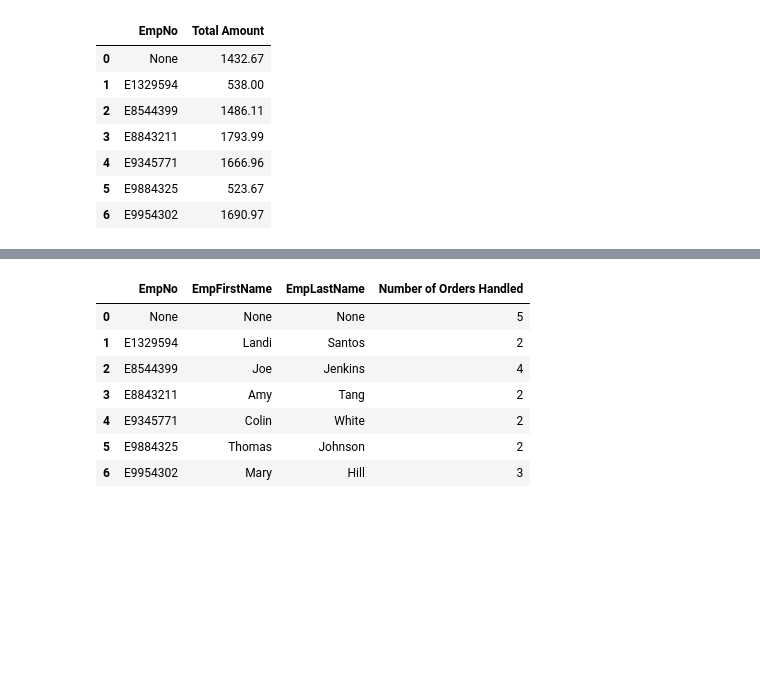
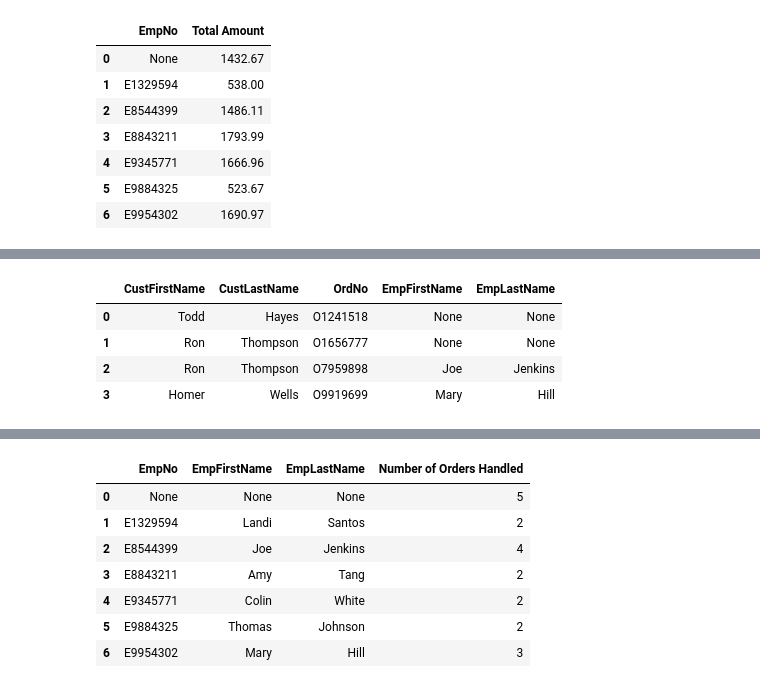
Before and after one commit to ogut77/BA, a Jupyter notebook: Homework3.ipynb, the cells around one changed output, grey strips where cells are left out. Drawn from its saved outputs; the diff is of its cells as text; code cells hidden in the pictures; blank space fills up the shorter version.

```diff
--- a/Homework3.ipynb
+++ b/Homework3.ipynb
@@ -188,10 +202,20 @@ Q10
 # %%
 #11-List the customer first and last name and order number and employee first name and last name
-#where order is given in February 2017.
-#who handled that order.If order is internet order, include them as well
+#who handled that order where order is given in February 2017.
+#.If order is internet order, include them as well
 #Note:If order is internet order, employee first name and last name will be null
 txt='''
+Select CustFirstName, CustLastName, OrderTbl.OrdNo, EmpFirstName,EmpLastName
+From Customer inner join OrderTbl on Customer.CustNo=OrderTbl.CustNo left join
+Employee on OrderTbl.EmpNo=Employee.EmpNo
+Where OrdDate like '2017-02-%'
 
 '''
 Q11=  psql.sqldf(txt)
 Q11
+# %% [output]
+|  | CustFirstName | CustLastName | OrdNo | EmpFirstName | EmpLastName |
+| 0 | Todd | Hayes | O1241518 | None | None |
+| 1 | Ron | Thompson | O1656777 | None | None |
+| 2 | Ron | Thompson | O7959898 | Joe | Jenkins |
+| 3 | Homer | Wells | O9919699 | Mary | Hill |
```
Also changed, not shown: parts of 6 cells of this notebook.
